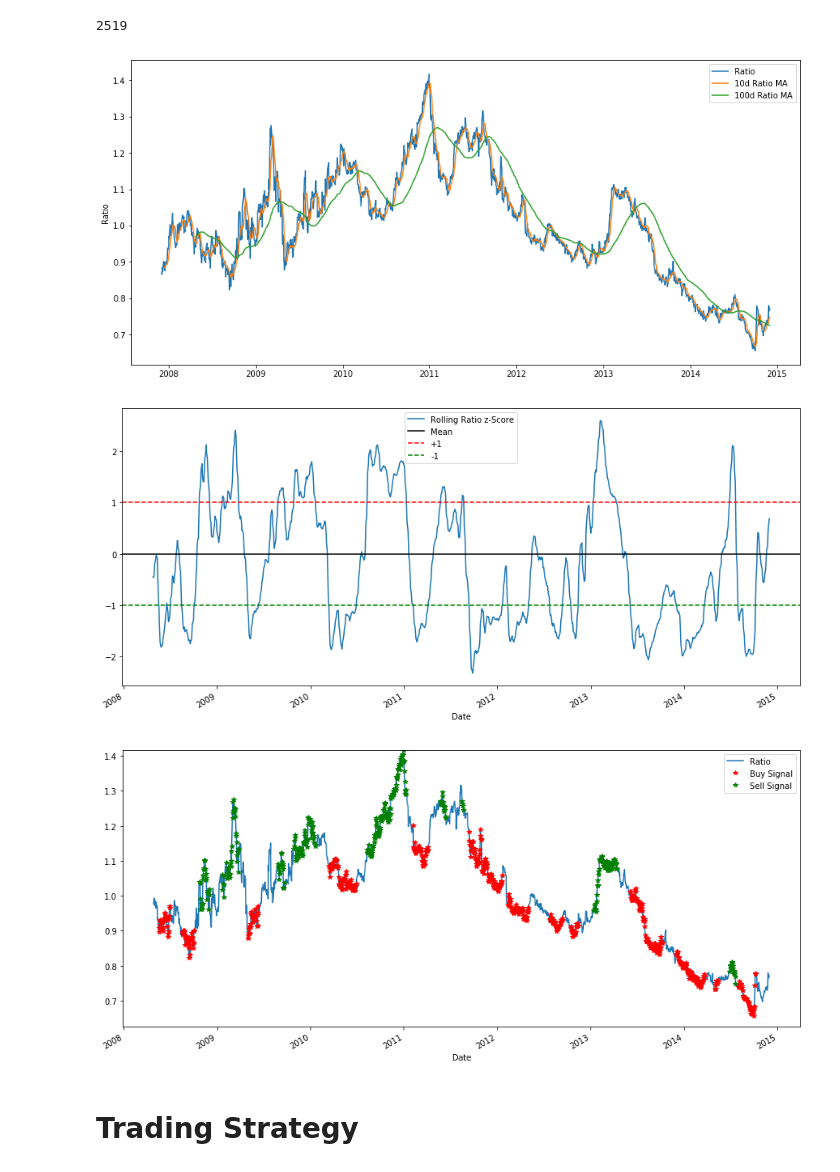
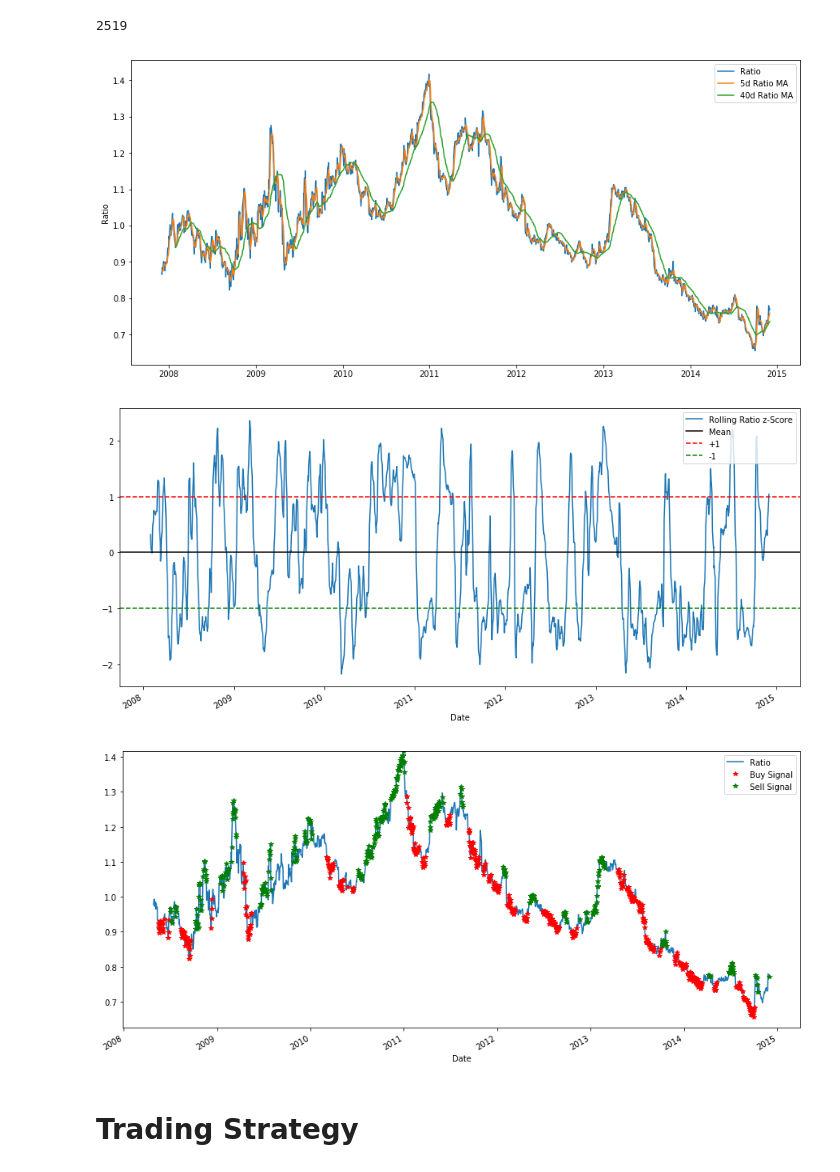
Before and after one commit to rsb2180/Eq-Stat-Arb, a Jupyter notebook: EQSA_Master.ipynb, the cells around one changed output. Drawn from its saved outputs; the diff is of its cells as text; code cells hidden in the pictures.

```diff
--- a/EQSA_Master.ipynb
+++ b/EQSA_Master.ipynb
@@ -75,45 +75,45 @@ test = ratios[1762:]
 # %% [output]
 2519
 # %%
-ratios_mavg10 = train.rolling(window=10,
+ratios_mavg5 = train.rolling(window=5,
                                center=False).mean()
 
-ratios_mavg100 = train.rolling(window=100,
+ratios_mavg40 = train.rolling(window=40,
                                center=False).mean()
 
-std_100 = train.rolling(window=100,
+std_40 = train.rolling(window=40,
                         center=False).std()
 
-zscore_100_10 = (ratios_mavg10 - ratios_mavg100)/std_100
+zscore_40_5 = (ratios_mavg5 - ratios_mavg40)/std_40
 plt.figure(figsize=(15,7))
 plt.plot(train.index, train.values)
-plt.plot(ratios_mavg10.index, ratios_mavg10.values)
-plt.plot(ratios_mavg100.index, ratios_mavg100.values)
+plt.plot(ratios_mavg5.index, ratios_mavg5.values)
+plt.plot(ratios_mavg40.index, ratios_mavg40.values)
 
-plt.legend(['Ratio','10d Ratio MA', '100d Ratio MA'])
+plt.legend(['Ratio','5d Ratio MA', '40d Ratio MA'])
 
 plt.ylabel('Ratio')
 plt.show()
 # %% [output]
-[figure, old version]
+[figure, new version]
 # %%
 plt.figure(figsize=(15,7))
-zscore_100_10.plot()
+zscore_40_5.plot()
 plt.axhline(0, color='black')
 plt.axhline(1.0, color='red', linestyle='--')
 plt.axhline(-1.0, color='green', linestyle='--')
 plt.legend(['Rolling Ratio z-Score', 'Mean', '+1', '-1'])
 plt.show()
 # %% [output]
-[figure, old version]
+[figure, new version]
 # %%
 plt.figure(figsize=(15,7))
 
 train[100:].plot()
 buy = train.copy()
 sell = train.copy()
-buy[zscore_100_10>-1] = 0
-sell[zscore_100_10<1] = 0
+buy[zscore_40_5>-1] = 0
+sell[zscore_40_5<1] = 0
 buy[100:].plot(color="r",linestyle="None", marker="*")
 sell[100:].plot(color="g",linestyle="None", marker="*")
 x1,x2,y1,y2 = plt.axis()
@@ -121,7 +121,7 @@ plt.axis((x1,x2,ratios.min(),ratios.max()))
 plt.legend(["Ratio", "Buy Signal", "Sell Signal"])
 plt.show()
 # %% [output]
-[figure, old version]
+[figure, new version]
 # %% [markdown]
 # Trading Strategy
 # %%
```
Also changed, not shown: parts of 3 cells of this notebook.
